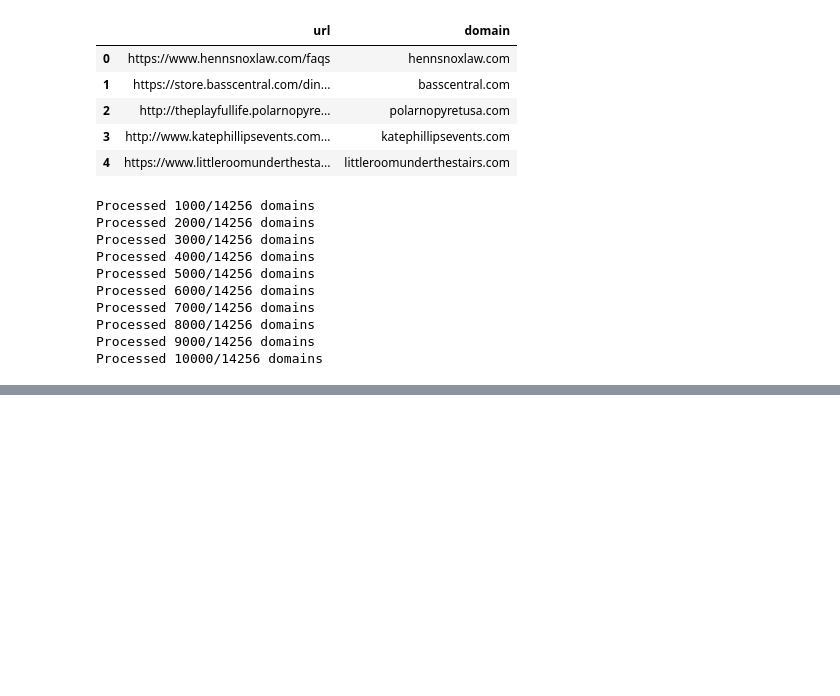
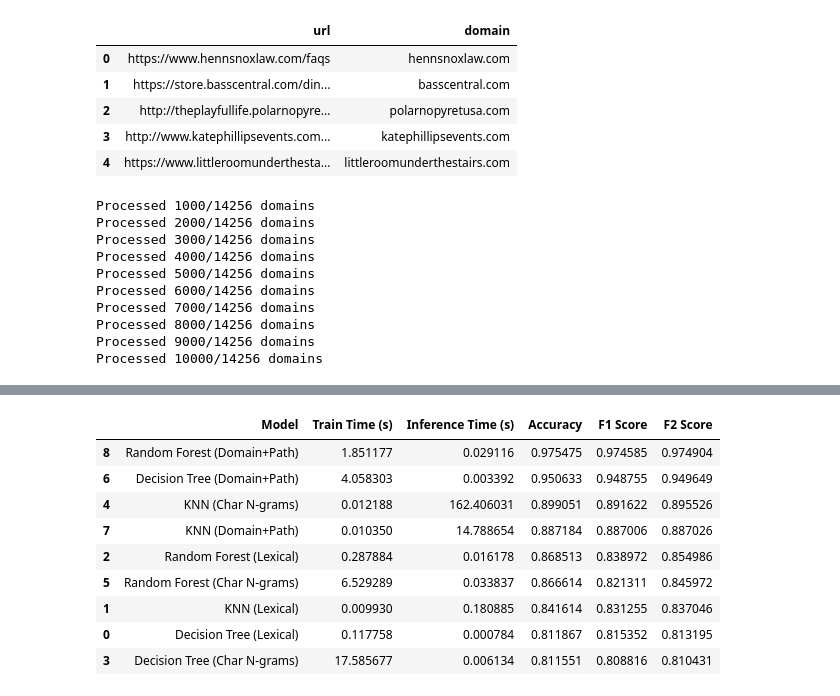
Before and after one commit to NHagar/cc-genealogy, a Jupyter notebook: url_labeling/sample_and_label_urls.ipynb, the cells around one changed output, grey strips where cells are left out. Drawn from its saved outputs; the diff is of its cells as text; code cells hidden in the pictures; blank space fills up the shorter version.

```diff
--- a/url_labeling/sample_and_label_urls.ipynb
+++ b/url_labeling/sample_and_label_urls.ipynb
@@ -503,0 +670,9 @@ results_df
+# %%
+# Run benchmarks
+url_df = url_df[["url","domain","label","set"]]
+results_df = classify_urls_multilabel(url_df)
+#results_df = run_benchmarks(df)
+
+# Display results
+print("\n=== Final Comparison ===")
+print(results_df.sort_values('Accuracy', ascending=False))
@@ -503,0 +697,13 @@ results_df
+# %%
+results_df
+# %% [output]
+|  | Model | Train Time (s) | Inference Time (s) | Accuracy | F1 Score | F2 Score |
+| 8 | Random Forest (Domain+Path) | 1.851177 | 0.029116 | 0.975475 | 0.974585 | 0.974904 |
+| 6 | Decision Tree (Domain+Path) | 4.058303 | 0.003392 | 0.950633 | 0.948755 | 0.949649 |
+| 4 | KNN (Char N-grams) | 0.012188 | 162.406031 | 0.899051 | 0.891622 | 0.895526 |
+| 7 | KNN (Domain+Path) | 0.010350 | 14.788654 | 0.887184 | 0.887006 | 0.887026 |
+| 2 | Random Forest (Lexical) | 0.287884 | 0.016178 | 0.868513 | 0.838972 | 0.854986 |
+| 5 | Random Forest (Char N-grams) | 6.529289 | 0.033837 | 0.866614 | 0.821311 | 0.845972 |
+| 1 | KNN (Lexical) | 0.009930 | 0.180885 | 0.841614 | 0.831255 | 0.837046 |
+| 0 | Decision Tree (Lexical) | 0.117758 | 0.000784 | 0.811867 | 0.815352 | 0.813195 |
+| 3 | Decision Tree (Char N-grams) | 17.585677 | 0.006134 | 0.811551 | 0.808816 | 0.810431 |
```
Also changed, not shown: parts of 7 cells of this notebook.
